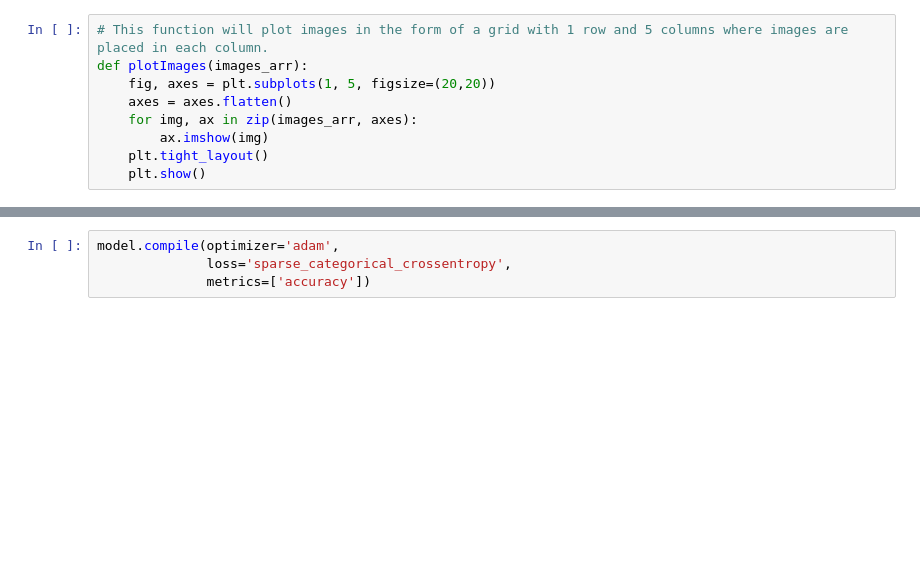
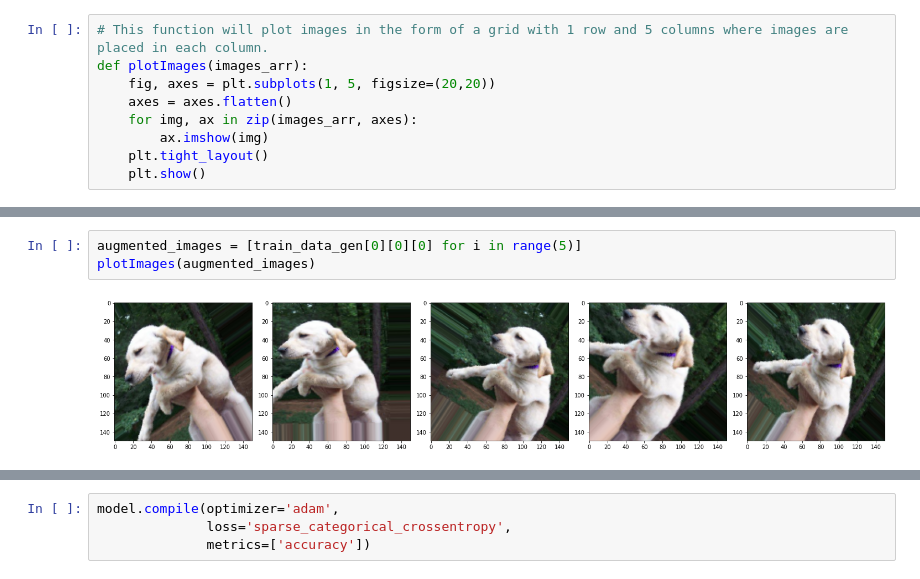
Before and after one commit to xuziyue/tensorflow-models, a Jupyter notebook: colour_image_cnn.ipynb, the cells around one changed output, grey strips where cells are left out. Saved outputs shown, nothing was run; the diff lists cells and outputs as text; blank space fills up the shorter version.

```diff
--- a/colour_image_cnn.ipynb
+++ b/colour_image_cnn.ipynb
@@ -83,0 +106,5 @@ plotImages(sample_training_images[:5])
+# %%
+augmented_images = [train_data_gen[0][0][0] for i in range(5)]
+plotImages(augmented_images)
+# %% [output]
+[figure, added]
```
Also changed, not shown: parts of 14 cells of this notebook.
